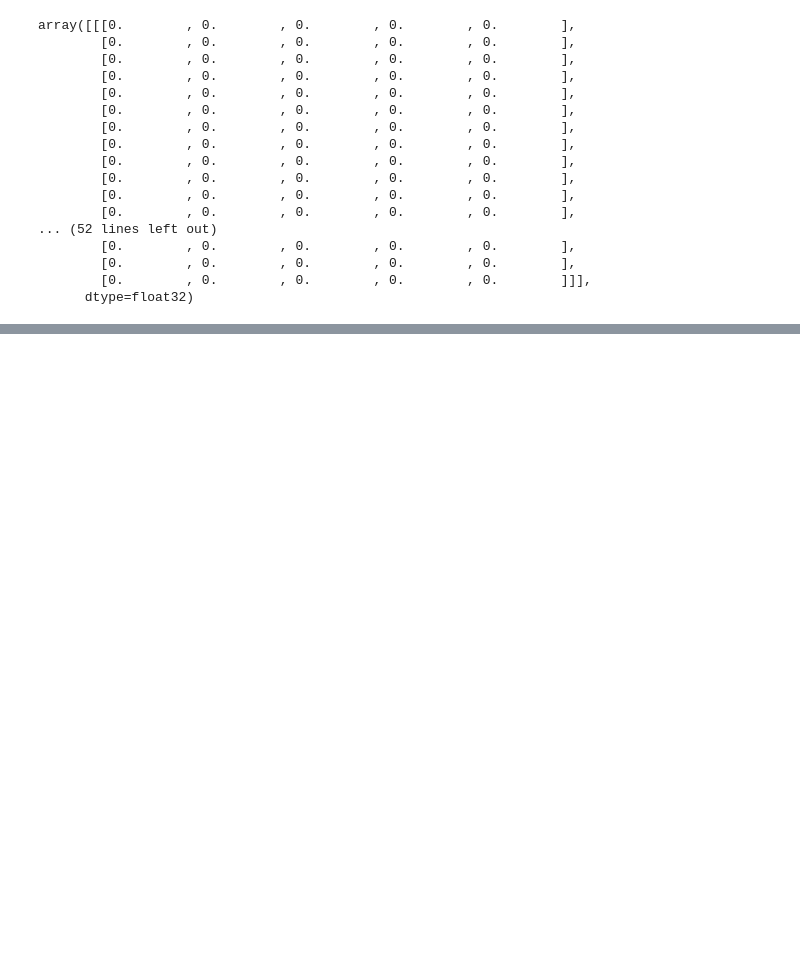
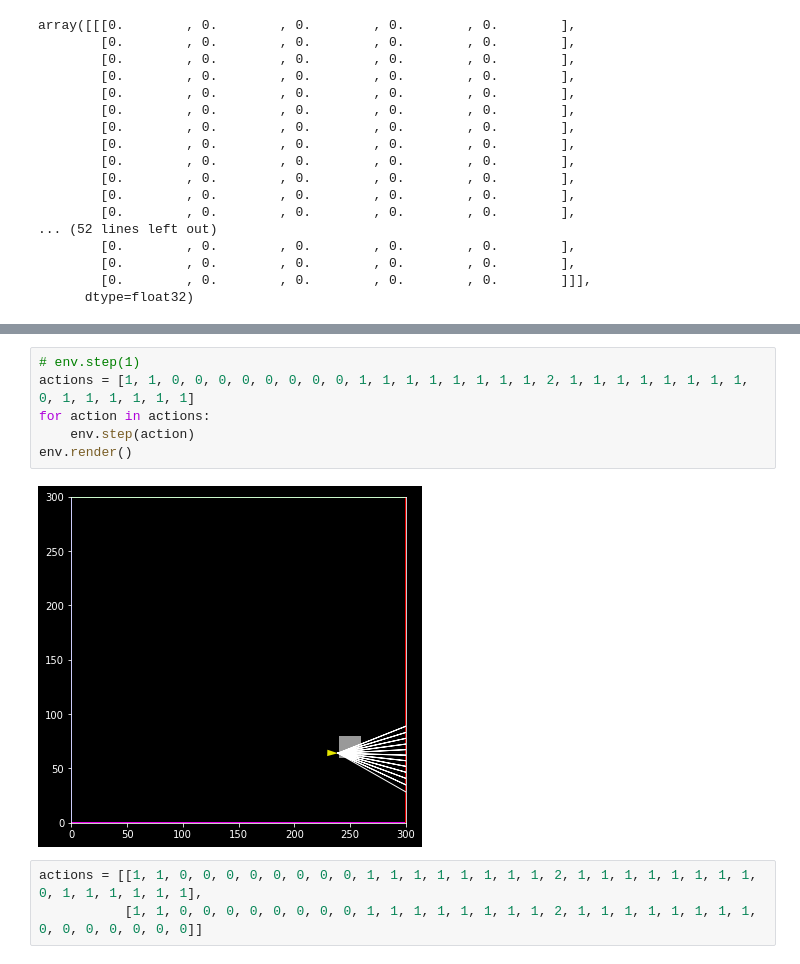
Before and after one commit to liuandrew/r2d2_aux, a Jupyter notebook: write_and_test/r2d2_seq_testing2.ipynb, the cells around one changed output, grey strips where cells are left out. Saved outputs shown, nothing was run; the diff lists cells and outputs as text; blank space fills up the shorter version.

```diff
--- a/write_and_test/r2d2_seq_testing2.ipynb
+++ b/write_and_test/r2d2_seq_testing2.ipynb
@@ -257,0 +435,11 @@ array([[[0.        , 0.        , 0.        , 0.        , 0.        ],
+# %%
+# env.step(1)
+actions = [1, 1, 0, 0, 0, 0, 0, 0, 0, 0, 1, 1, 1, 1, 1, 1, 1, 1, 2, 1, 1, 1, 1, 1, 1, 1, 1, 0, 1, 1, 1, 1, 1, 1]
+for action in actions:
+    env.step(action)
+env.render()
+# %% [output]
+[figure, added]
+# %%
+actions = [[1, 1, 0, 0, 0, 0, 0, 0, 0, 0, 1, 1, 1, 1, 1, 1, 1, 1, 2, 1, 1, 1, 1, 1, 1, 1, 1, 0, 1, 1, 1, 1, 1, 1],
+           [1, 1, 0, 0, 0, 0, 0, 0, 0, 0, 1, 1, 1, 1, 1, 1, 1, 1, 2, 1, 1, 1, 1, 1, 1, 1, 1, 0, 0, 0, 0, 0, 0, 0]]
```
Also changed, not shown: parts of 20 cells of this notebook, 8 other files.
